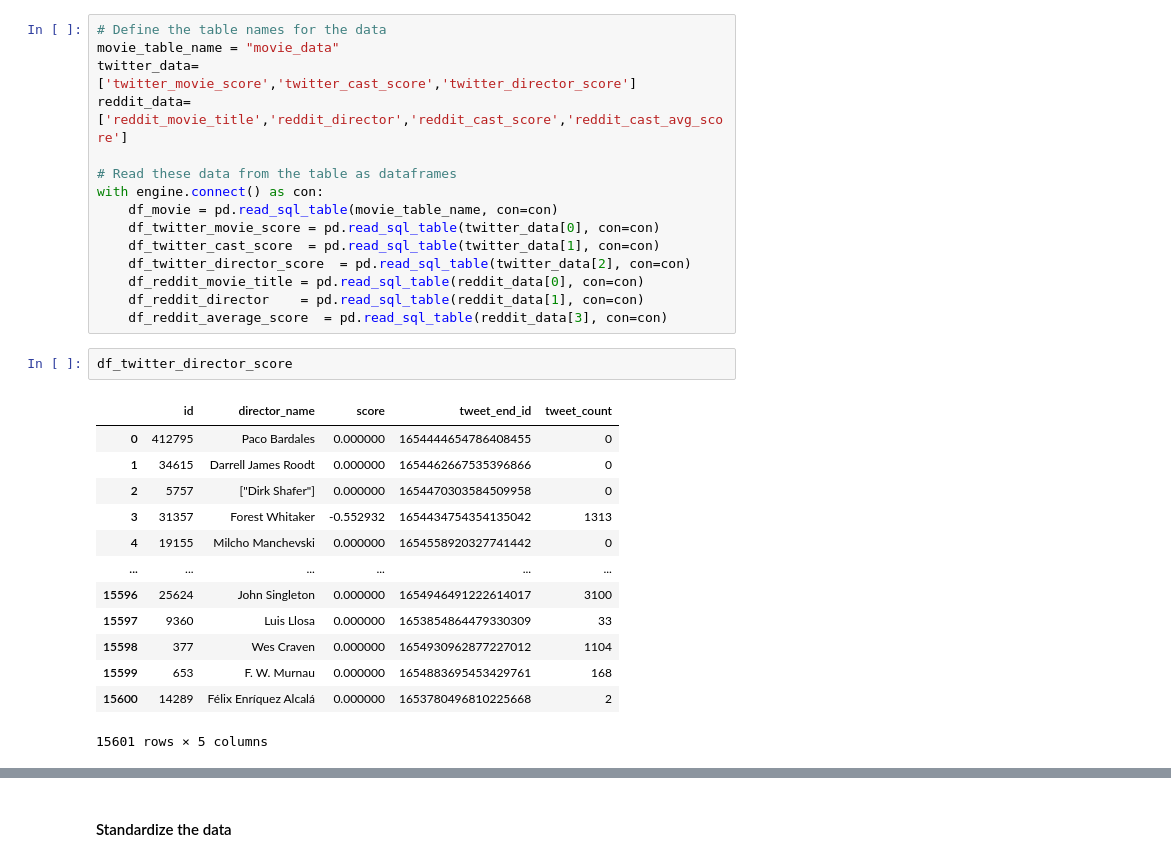
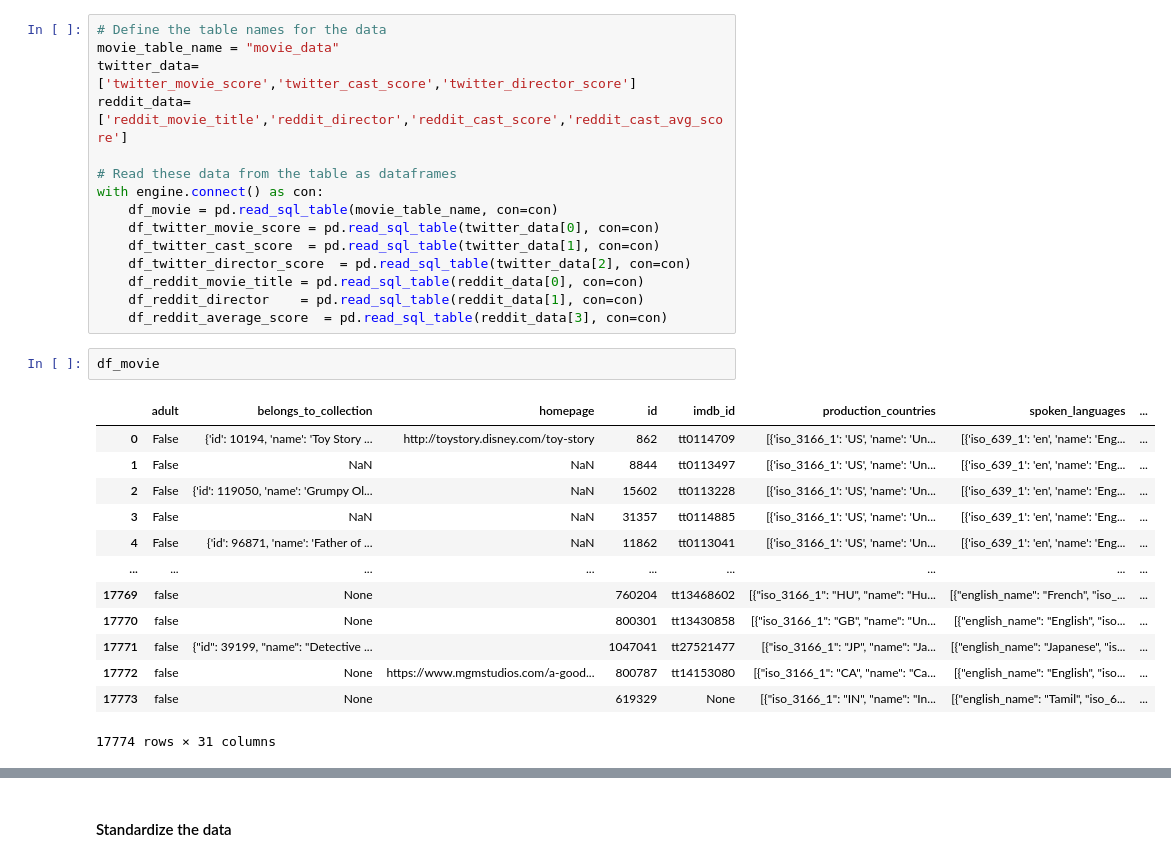
Before and after one commit to naughtybear/big_data_project, a Jupyter notebook: combine_data.ipynb, the cells around one changed output, grey strips where cells are left out. Cells and saved outputs as stored; diff of their text form.

```diff
--- a/combine_data.ipynb
+++ b/combine_data.ipynb
@@ -59,22 +59,22 @@ with engine.connect() as con:
     df_reddit_movie_title = pd.read_sql_table(reddit_data[0], con=con)
     df_reddit_director    = pd.read_sql_table(reddit_data[1], con=con)
     df_reddit_average_score  = pd.read_sql_table(reddit_data[3], con=con)
-# %%
-df_twitter_director_score
-# %% [output]
-|  | id | director_name | score | tweet_end_id | tweet_count |
-| 0 | 412795 | Paco Bardales | 0.000000 | 1654444654786408455 | 0 |
-| 1 | 34615 | Darrell James Roodt | 0.000000 | 1654462667535396866 | 0 |
-| 2 | 5757 | ["Dirk Shafer"] | 0.000000 | 1654470303584509958 | 0 |
-| 3 | 31357 | Forest Whitaker | -0.552932 | 1654434754354135042 | 1313 |
-| 4 | 19155 | Milcho Manchevski | 0.000000 | 1654558920327741442 | 0 |
-| ... | ... | ... | ... | ... | ... |
-| 15596 | 25624 | John Singleton | 0.000000 | 1654946491222614017 | 3100 |
-| 15597 | 9360 | Luis Llosa | 0.000000 | 1653854864479330309 | 33 |
-| 15598 | 377 | Wes Craven | 0.000000 | 1654930962877227012 | 1104 |
-| 15599 | 653 | F. W. Murnau | 0.000000 | 1654883695453429761 | 168 |
-| 15600 | 14289 | Félix Enríquez Alcalá | 0.000000 | 1653780496810225668 | 2 |
-15601 rows × 5 columns
+# %%
+df_movie
+# %% [output]
+|  | adult | belongs_to_collection | homepage | id | imdb_id | production_countries | spoken_languages | ... |
+| 0 | False | {'id': 10194, 'name': 'Toy Story ... | http://toystory.disney.com/toy-story | 862 | tt0114709 | [{'iso_3166_1': 'US', 'name': 'Un... | [{'iso_639_1': 'en', 'name': 'Eng... | ... |
+| 1 | False | NaN | NaN | 8844 | tt0113497 | [{'iso_3166_1': 'US', 'name': 'Un... | [{'iso_639_1': 'en', 'name': 'Eng... | ... |
+| 2 | False | {'id': 119050, 'name': 'Grumpy Ol... | NaN | 15602 | tt0113228 | [{'iso_3166_1': 'US', 'name': 'Un... | [{'iso_639_1': 'en', 'name': 'Eng... | ... |
+| 3 | False | NaN | NaN | 31357 | tt0114885 | [{'iso_3166_1': 'US', 'name': 'Un... | [{'iso_639_1': 'en', 'name': 'Eng... | ... |
+| 4 | False | {'id': 96871, 'name': 'Father of ... | NaN | 11862 | tt0113041 | [{'iso_3166_1': 'US', 'name': 'Un... | [{'iso_639_1': 'en', 'name': 'Eng... | ... |
+| ... | ... | ... | ... | ... | ... | ... | ... | ... |
+| 17769 | false | None |  | 760204 | tt13468602 | [{"iso_3166_1": "HU", "name": "Hu... | [{"english_name": "French", "iso_... | ... |
+| 17770 | false | None |  | 800301 | tt13430858 | [{"iso_3166_1": "GB", "name": "Un... | [{"english_name": "English", "iso... | ... |
+| 17771 | false | {"id": 39199, "name": "Detective ... |  | 1047041 | tt27521477 | [{"iso_3166_1": "JP", "name": "Ja... | [{"english_name": "Japanese", "is... | ... |
+| 17772 | false | None | https://www.mgmstudios.com/a-good... | 800787 | tt14153080 | [{"iso_3166_1": "CA", "name": "Ca... | [{"english_name": "English", "iso... | ... |
+| 17773 | false | None |  | 619329 | None | [{"iso_3166_1": "IN", "name": "In... | [{"english_name": "Tamil", "iso_6... | ... |
+17774 rows × 31 columns
 # %%
 df_final=df_movie
 df_reddit_movie_title.info()
```
Also changed, not shown: parts of 5 cells of this notebook, 2 other files.
